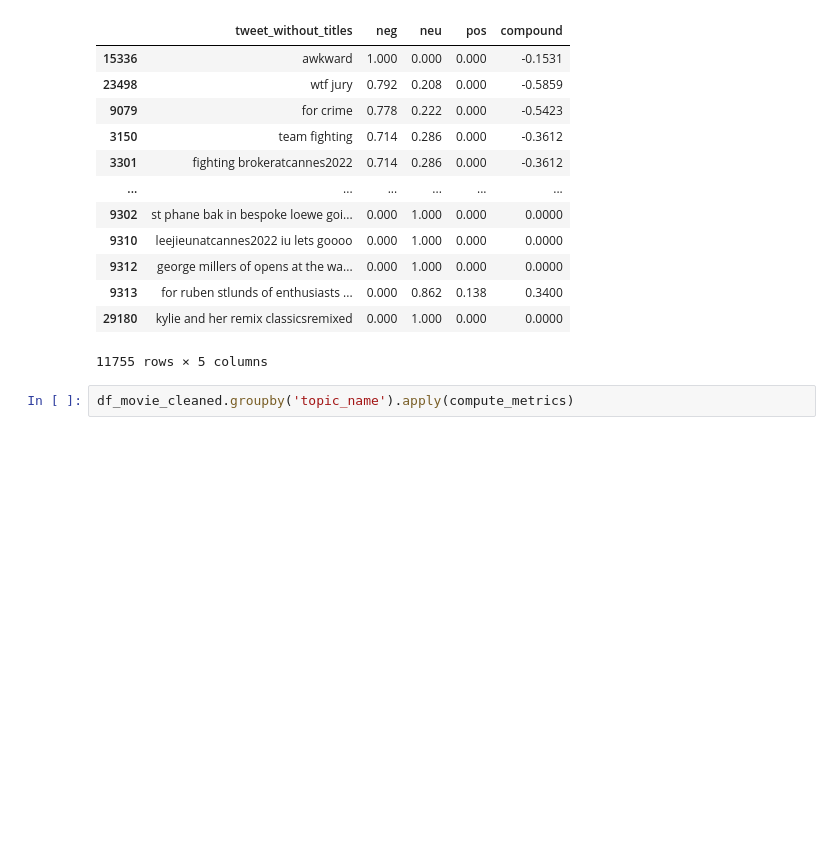
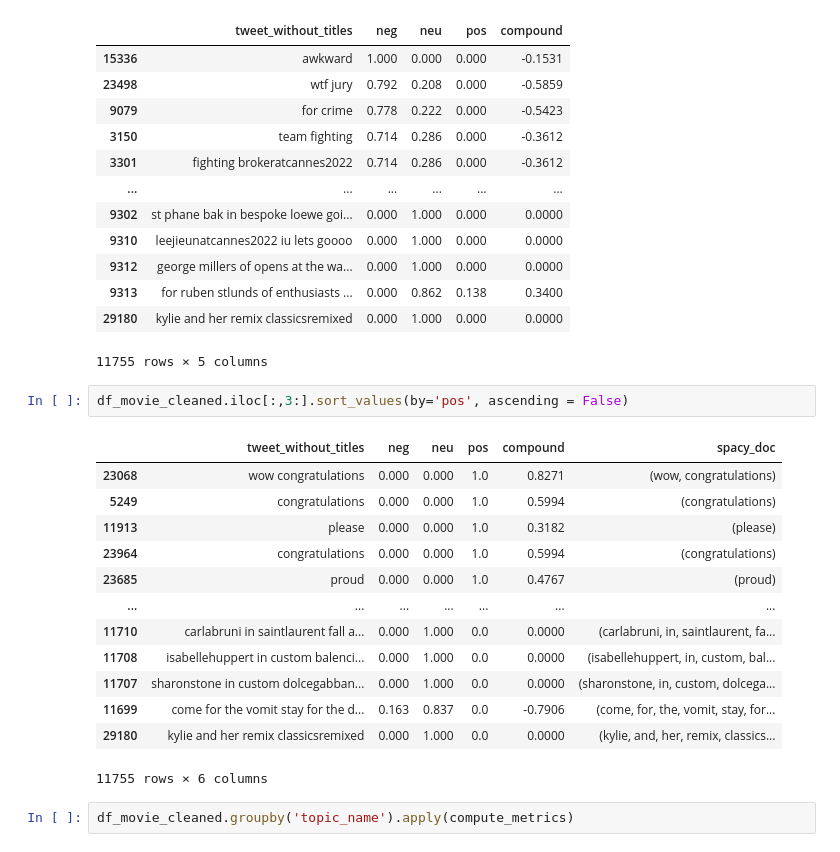
Before and after one commit to amyyunekim/Course_5_NLP, a Jupyter notebook: code/nlp_cannes.ipynb, the cells around one changed output. Cells and saved outputs as stored; diff of their text form; blank space fills up the shorter version.

```diff
--- a/code/nlp_cannes.ipynb
+++ b/code/nlp_cannes.ipynb
@@ -764,6 +764,22 @@ df_movie_cleaned.iloc[:,3:].sort_values(by='neg', ascending = False)
 | 9313 | for ruben stlunds of enthusiasts ... | 0.000 | 0.862 | 0.138 | 0.3400 |
 | 29180 | kylie and her remix classicsremixed | 0.000 | 1.000 | 0.000 | 0.0000 |
 11755 rows × 5 columns
+# %%
+df_movie_cleaned.iloc[:,3:].sort_values(by='pos', ascending = False)
+# %% [output]
+|  | tweet_without_titles | neg | neu | pos | compound | spacy_doc |
+| 23068 | wow congratulations | 0.000 | 0.000 | 1.0 | 0.8271 | (wow, congratulations) |
+| 5249 | congratulations | 0.000 | 0.000 | 1.0 | 0.5994 | (congratulations) |
+| 11913 | please | 0.000 | 0.000 | 1.0 | 0.3182 | (please) |
+| 23964 | congratulations | 0.000 | 0.000 | 1.0 | 0.5994 | (congratulations) |
+| 23685 | proud | 0.000 | 0.000 | 1.0 | 0.4767 | (proud) |
+| ... | ... | ... | ... | ... | ... | ... |
+| 11710 | carlabruni in saintlaurent fall a... | 0.000 | 1.000 | 0.0 | 0.0000 | (carlabruni, in, saintlaurent, fa... |
+| 11708 | isabellehuppert in custom balenci... | 0.000 | 1.000 | 0.0 | 0.0000 | (isabellehuppert, in, custom, bal... |
+| 11707 | sharonstone in custom dolcegabban... | 0.000 | 1.000 | 0.0 | 0.0000 | (sharonstone, in, custom, dolcega... |
+| 11699 | come for the vomit stay for the d... | 0.163 | 0.837 | 0.0 | -0.7906 | (come, for, the, vomit, stay, for... |
+| 29180 | kylie and her remix classicsremixed | 0.000 | 1.000 | 0.0 | 0.0000 | (kylie, and, her, remix, classics... |
+11755 rows × 6 columns
 # %%
 df_movie_cleaned.groupby('topic_name').apply(compute_metrics)
 # %% [output]
```
Also changed, not shown: parts of 13 cells of this notebook.
